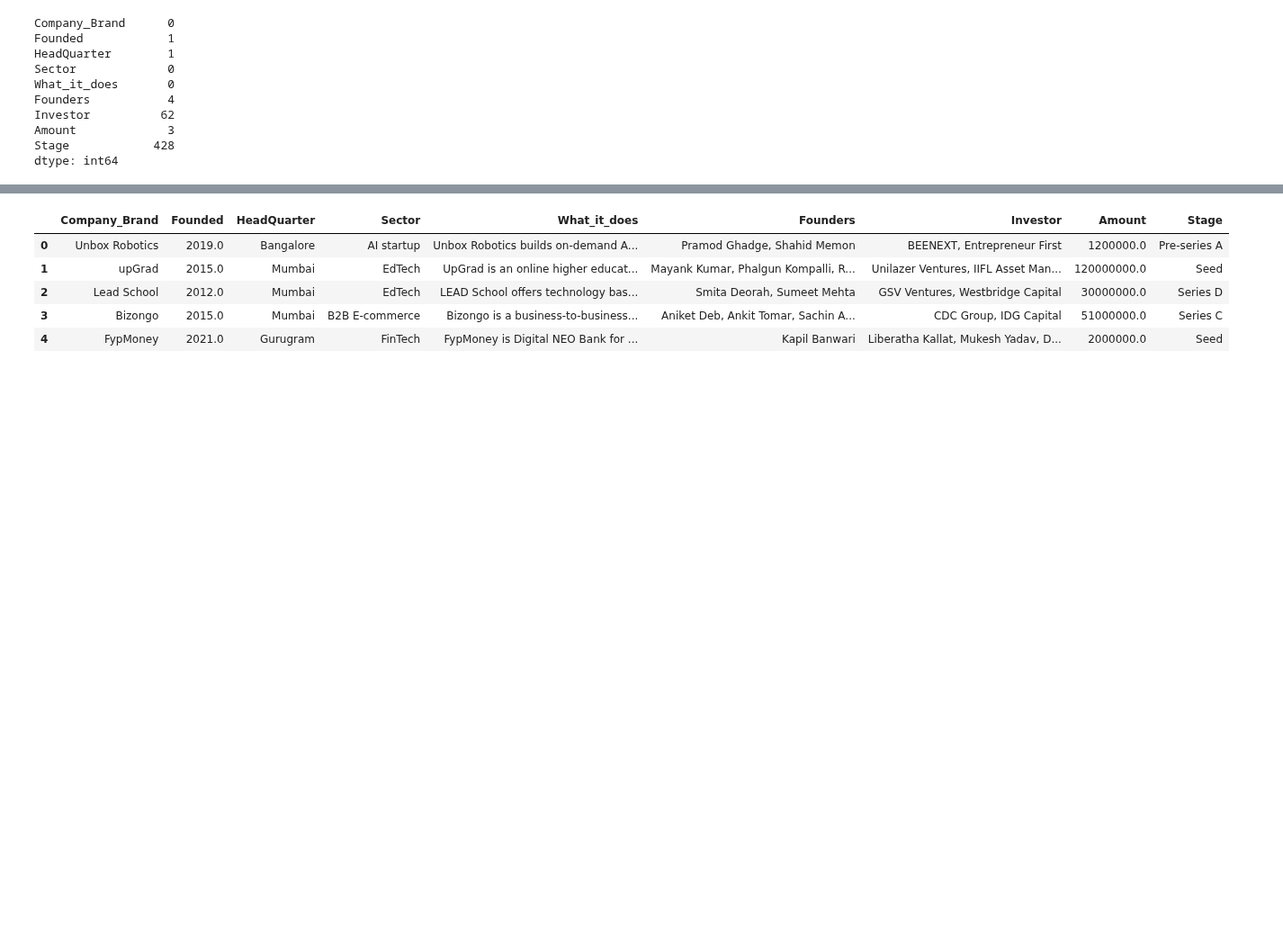
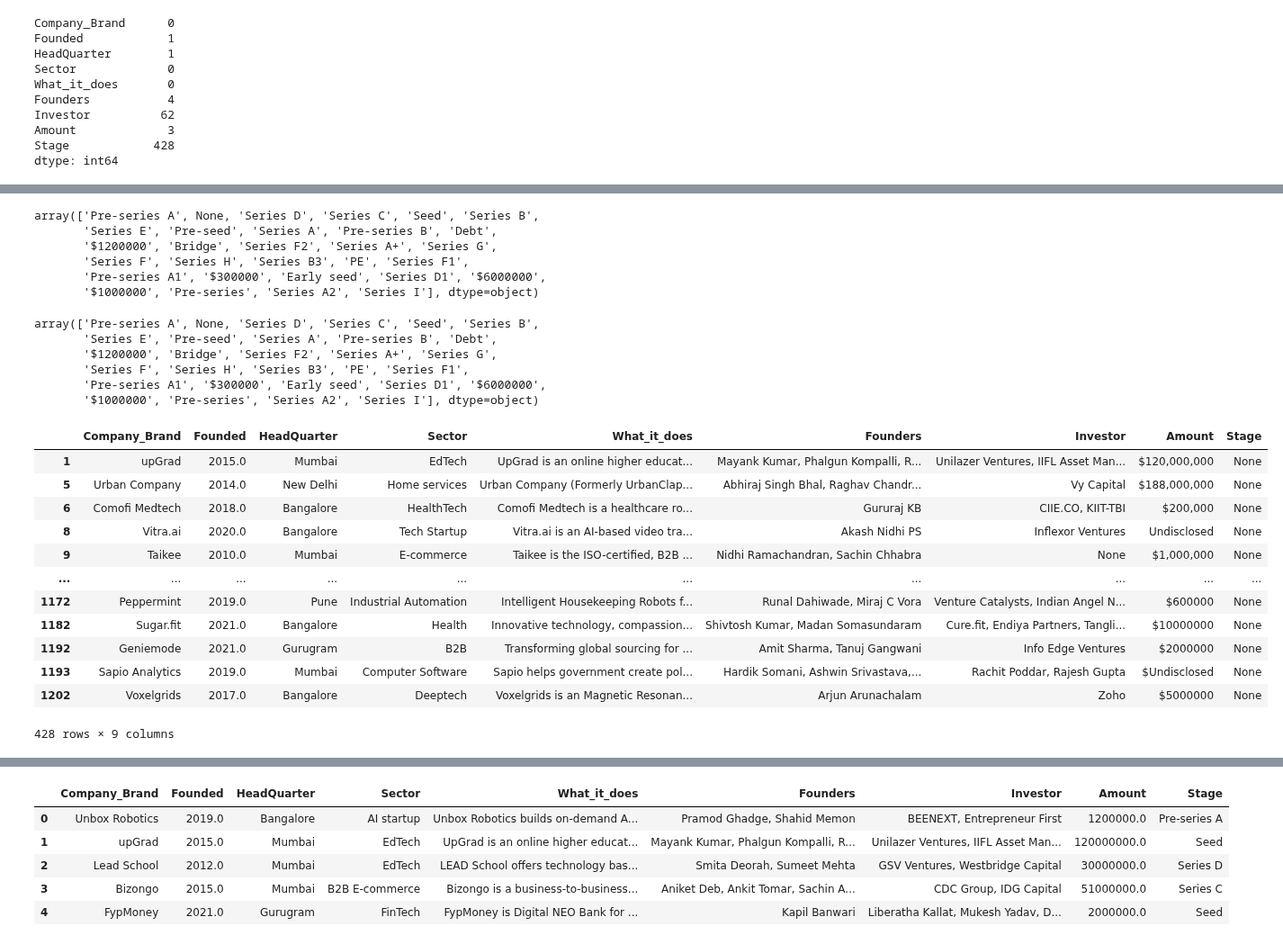
Before and after one commit to raymondmusyoka/Indian-startups-Fundings, a Jupyter notebook: Notebooks/project.ipynb, the cells around one changed output, grey strips where cells are left out. Shown at 90% size. Drawn from its saved outputs; the diff is of its cells as text; code cells hidden in the pictures; blank space fills up the shorter version.

```diff
--- a/Notebooks/project.ipynb
+++ b/Notebooks/project.ipynb
@@ -322,0 +483,5 @@ dtype: int64
+# %%
+#remove t#REF!from names in headquarters
+
+data1['HeadQuarter'] = data1['HeadQuarter'].replace({'\t#REF!': 'NaN'}, regex=True)
+data1['HeadQuarter'].unique()
@@ -322,0 +521,5 @@ dtype: int64
+# %%
+# replacing with NaN
+data1['HeadQuarter'] = data1['HeadQuarter'].replace(['Pharmaceuticals', 'Computer Games',
+    'Food & Beverages', 'Online Media', 'Information Technology & Services'], np.nan)
+data1["HeadQuarter"].unique()
@@ -322,0 +542,40 @@ dtype: int64
+# %%
+#replace misspelled stage names with the appropriate stage names
+data1['Stage'] = data1['Stage'].replace({'Seed+':'Seed','Seies A':'Series A'})
+data1['Stage'].unique()
+# %% [output]
+array(['Pre-series A', None, 'Series D', 'Series C', 'Seed', 'Series B',
+       'Series E', 'Pre-seed', 'Series A', 'Pre-series B', 'Debt',
+       '$1200000', 'Bridge', 'Series F2', 'Series A+', 'Series G',
+       'Series F', 'Series H', 'Series B3', 'PE', 'Series F1',
+       'Pre-series A1', '$300000', 'Early seed', 'Series D1', '$6000000',
+       '$1000000', 'Pre-series', 'Series A2', 'Series I'], dtype=object)
+# %%
+#overview of the stage column
+data1['Stage'].unique()
+# %% [output]
+array(['Pre-series A', None, 'Series D', 'Series C', 'Seed', 'Series B',
+       'Series E', 'Pre-seed', 'Series A', 'Pre-series B', 'Debt',
+       '$1200000', 'Bridge', 'Series F2', 'Series A+', 'Series G',
+       'Series F', 'Series H', 'Series B3', 'PE', 'Series F1',
+       'Pre-series A1', '$300000', 'Early seed', 'Series D1', '$6000000',
+       '$1000000', 'Pre-series', 'Series A2', 'Series I'], dtype=object)
+# %%
+# replace NaN using np.nan
+data1["Stage"].replace("nan", np.nan, inplace = True, regex=True)
+# Extracting the row with  missing data in the NaN column
+data1[data1['Stage'].isna()]
+# %% [output]
+|  | Company_Brand | Founded | HeadQuarter | Sector | What_it_does | Founders | Investor | Amount | Stage |
+| 1 | upGrad | 2015.0 | Mumbai | EdTech | UpGrad is an online higher educat... | Mayank Kumar, Phalgun Kompalli, R... | Unilazer Ventures, IIFL Asset Man... | $120,000,000 | None |
+| 5 | Urban Company | 2014.0 | New Delhi | Home services | Urban Company (Formerly UrbanClap... | Abhiraj Singh Bhal, Raghav Chandr... | Vy Capital | $188,000,000 | None |
+| 6 | Comofi Medtech | 2018.0 | Bangalore | HealthTech | Comofi Medtech is a healthcare ro... | Gururaj KB | CIIE.CO, KIIT-TBI | $200,000 | None |
+| 8 | Vitra.ai | 2020.0 | Bangalore | Tech Startup | Vitra.ai is an AI-based video tra... | Akash Nidhi PS | Inflexor Ventures | Undisclosed | None |
+| 9 | Taikee | 2010.0 | Mumbai | E-commerce | Taikee is the ISO-certified, B2B ... | Nidhi Ramachandran, Sachin Chhabra | None | $1,000,000 | None |
+| ... | ... | ... | ... | ... | ... | ... | ... | ... | ... |
+| 1172 | Peppermint | 2019.0 | Pune | Industrial Automation | Intelligent Housekeeping Robots f... | Runal Dahiwade, Miraj C Vora | Venture Catalysts, Indian Angel N... | $600000 | None |
+| 1182 | Sugar.fit | 2021.0 | Bangalore | Health | Innovative technology, compassion... | Shivtosh Kumar, Madan Somasundaram | Cure.fit, Endiya Partners, Tangli... | $10000000 | None |
+| 1192 | Geniemode | 2021.0 | Gurugram | B2B | Transforming global sourcing for ... | Amit Sharma, Tanuj Gangwani | Info Edge Ventures | $2000000 | None |
+| 1193 | Sapio Analytics | 2019.0 | Mumbai | Computer Software | Sapio helps government create pol... | Hardik Somani, Ashwin Srivastava,... | Rachit Poddar, Rajesh Gupta | $Undisclosed | None |
+| 1202 | Voxelgrids | 2017.0 | Bangalore | Deeptech | Voxelgrids is an Magnetic Resonan... | Arjun Arunachalam | Zoho | $5000000 | None |
+428 rows × 9 columns
```
Also changed, not shown: parts of 91 cells of this notebook.
